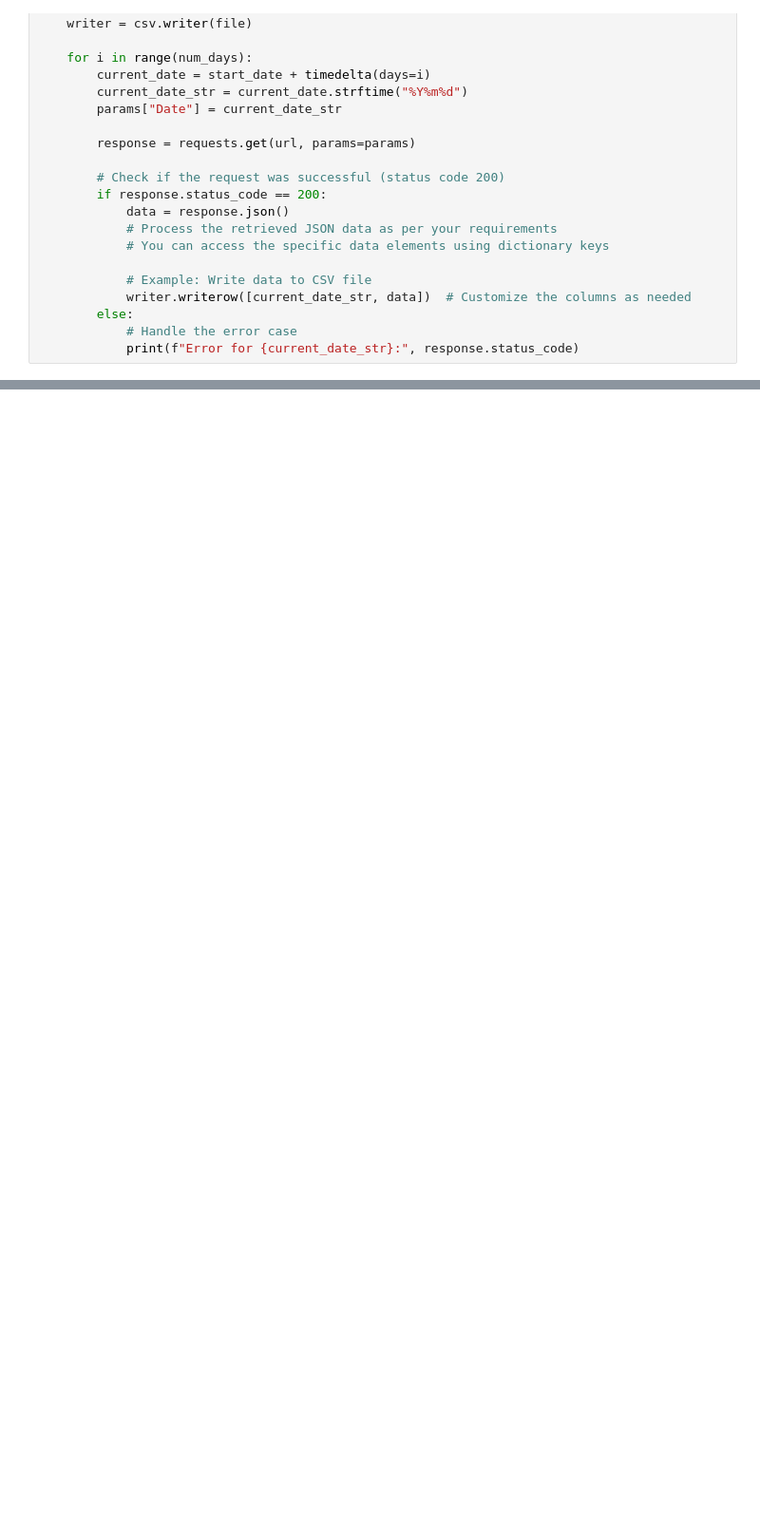
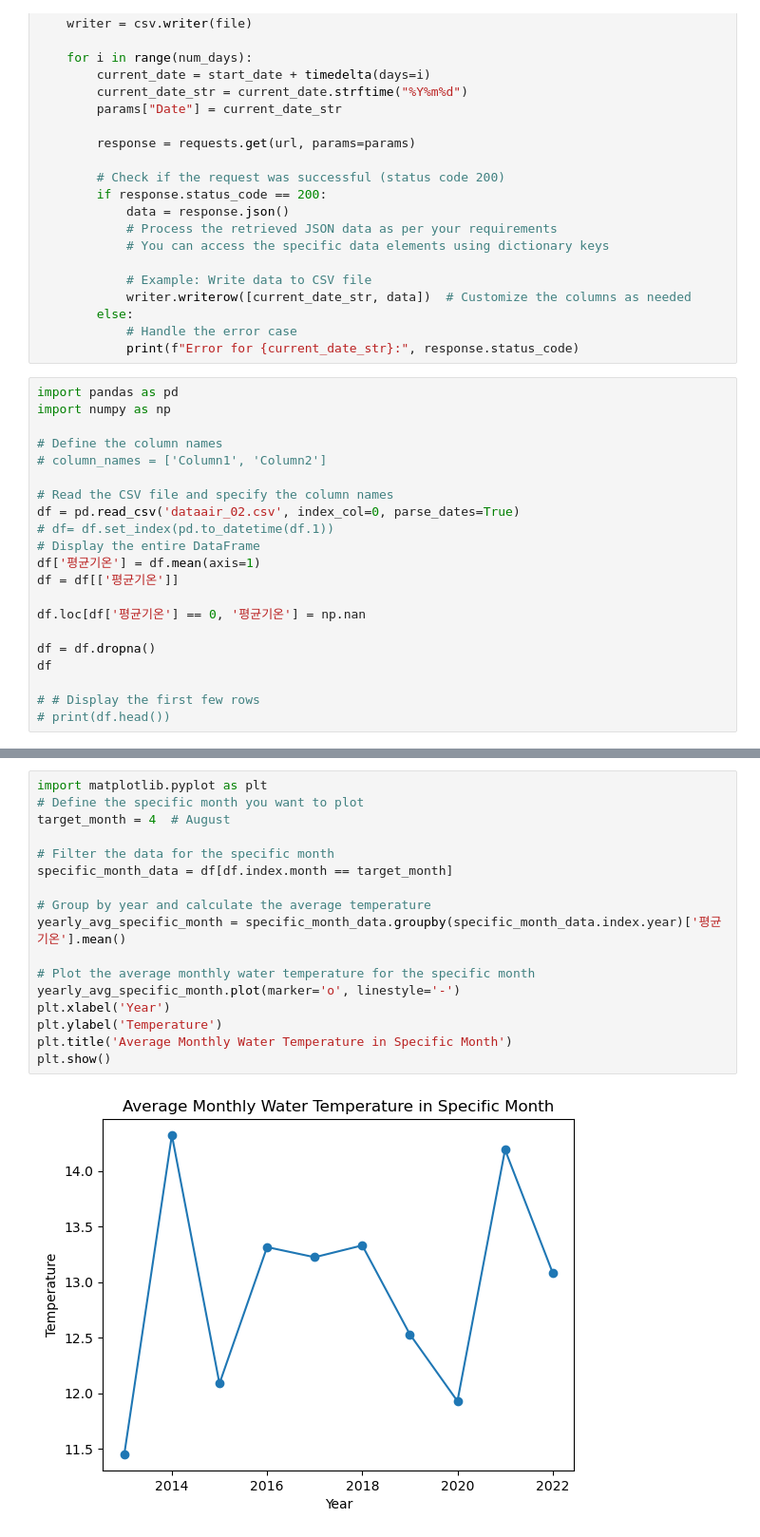
Before and after one commit to eshehh/K1109_Py_Class_Lab, a Jupyter notebook: testpyt/0523_test3.ipynb, the cells around one changed output, grey strips where cells are left out. Shown at 95% size. Drawn from its saved outputs; the diff is of its cells as text; blank space fills up the shorter version.

```diff
--- a/testpyt/0523_test3.ipynb
+++ b/testpyt/0523_test3.ipynb
@@ -36,3 +36,24 @@ with open("dataair.csv", "w", newline="") as file:
         else:
             # Handle the error case
             print(f"Error for {current_date_str}:", response.status_code)
+# %%
+import pandas as pd
+import numpy as np
+
+# Define the column names
+# column_names = ['Column1', 'Column2']
+
+# Read the CSV file and specify the column names
+df = pd.read_csv('dataair_02.csv', index_col=0, parse_dates=True)
+# df= df.set_index(pd.to_datetime(df.1))
+# Display the entire DataFrame
+df['평균기온'] = df.mean(axis=1)
+df = df[['평균기온']]
+
+df.loc[df['평균기온'] == 0, '평균기온'] = np.nan
+
+df = df.dropna()
+df
+
+# # Display the first few rows
+# print(df.head())
@@ -38,0 +75,19 @@ with open("dataair.csv", "w", newline="") as file:
+# %%
+import matplotlib.pyplot as plt
+# Define the specific month you want to plot
+target_month = 4  # August
+
+# Filter the data for the specific month
+specific_month_data = df[df.index.month == target_month]
+
+# Group by year and calculate the average temperature
+yearly_avg_specific_month = specific_month_data.groupby(specific_month_data.index.year)['평균기온'].mean()
+
+# Plot the average monthly water temperature for the specific month
+yearly_avg_specific_month.plot(marker='o', linestyle='-')
+plt.xlabel('Year')
+plt.ylabel('Temperature')
+plt.title('Average Monthly Water Temperature in Specific Month')
+plt.show()
+# %% [output]
+[figure, added]
```
Also changed, not shown: parts of 1 cell of this notebook, 4 other files.
